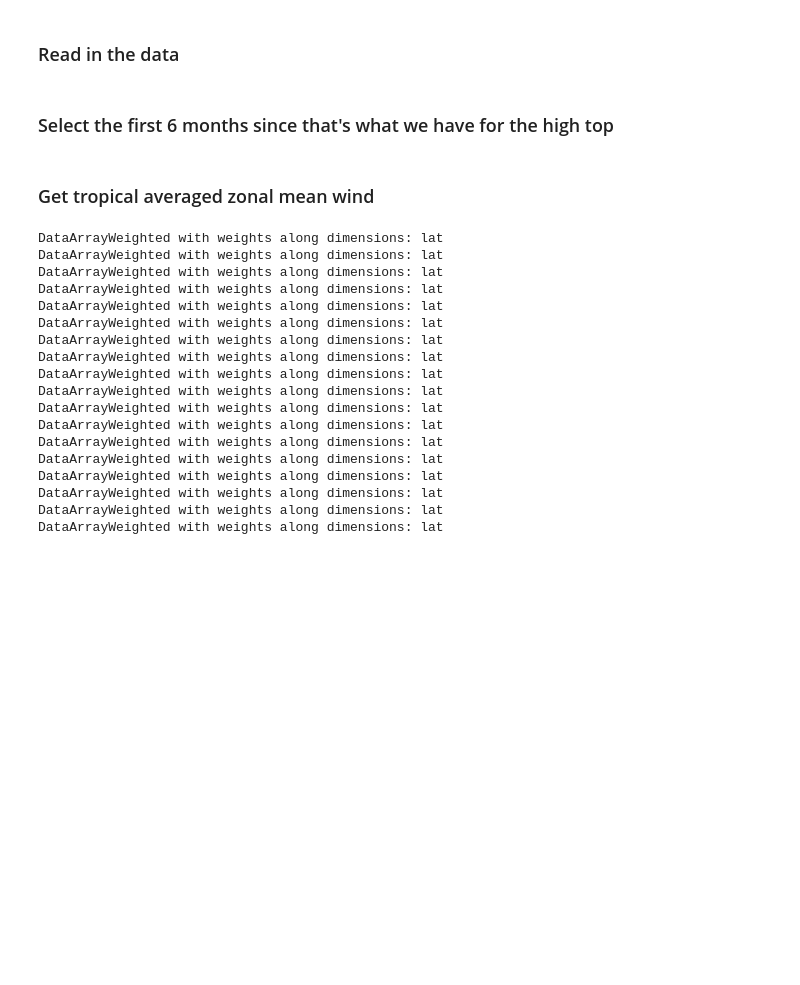
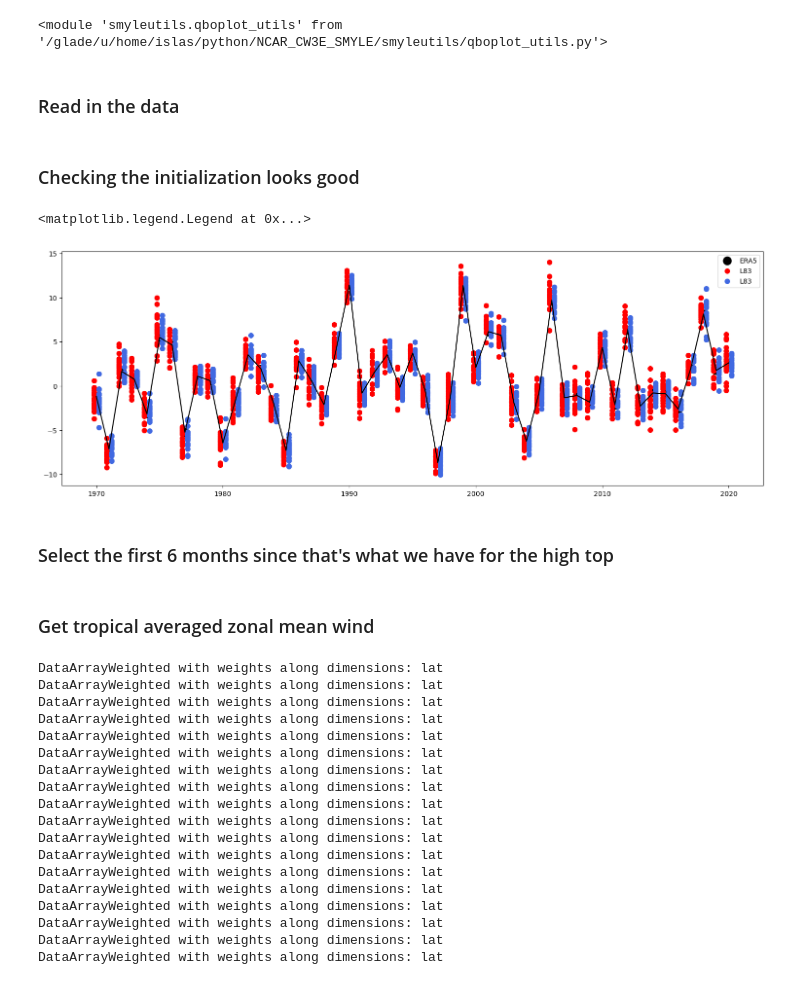
Before and after one commit to islasimpson/NCAR_CW3E_SMYLE, a Jupyter notebook: FIGURES/fig1_2.ipynb, the cells around one changed output. Drawn from its saved outputs; the diff is of its cells as text; code cells hidden in the pictures; blank space fills up the shorter version.

```diff
--- a/FIGURES/fig1_2.ipynb
+++ b/FIGURES/fig1_2.ipynb
@@ -9,4 +9,8 @@ from smyleutils import averaging_utils as avg
 from smyleutils import qboplot_utils as qbo
 from smyleutils import colorbar_utils as cbars
 from smyleutils import bootstrap_utils as boot
+import importlib
+importlib.reload(qbo)
+# %% [output]
+<module 'smyleutils.qboplot_utils' from '/glade/u/home/islas/python/NCAR_CW3E_SMYLE/smyleutils/qboplot_utils.py'>
 # %%
@@ -42,4 +46,24 @@ low_sep_tzm=xr.open_dataset(basepath+'Tzm_BSMYLE-CW3E_day_init09.nc').__xarray_d
 era5_sep_tzm=xr.open_dataset(basepath+'Tzm_ERA5_day_init09.nc').Tzm
+# %% [markdown]
+### Checking the initialization looks good
+# %%
+fig = plt.figure(figsize=(16,16))
+
+levplot=150.
+ax = fig.add_axes([0.05,0.7,0.9,0.3])
+for iyear in era5_feb_uzm.init_year:
+    ax.plot(era5_feb_uzm.init_year.sel(init_year=iyear), era5_feb_uzm.sel(level=levplot, lat=0, init_year=iyear, method='nearest').isel(time=0),
+             "o", color='black', markersize=12, label='ERA5' if iyear == era5_feb_uzm.init_year.isel(init_year=0) else '')
+    ax.plot( np.zeros([20]) + high_feb_uzm.init_year.sel(init_year=iyear).values-0.2, high_feb_uzm.sel(ilev=levplot, lat=0, init_year=iyear, method='nearest').isel(time=0),
+            "o", color='red', markersize=7, label='L83' if iyear == era5_feb_uzm.init_year.isel(init_year=0) else '')
+    ax.plot( np.zeros([20]) + low_feb_uzm.init_year.sel(init_year=iyear).values+0.2, low_feb_uzm.sel(ilev=levplot, lat=0, init_year=iyear, method='nearest').isel(time=0),
+            "o", color='royalblue', markersize=7, label='L83' if iyear == era5_feb_uzm.init_year.isel(init_year=0) else '')
+ax.plot(era5_feb_uzm.init_year, era5_feb_uzm.sel(level=levplot, lat=0, method='nearest').isel(time=0), color='black')
+
+ax.legend()
+# %% [output]
+<matplotlib.legend.Legend at 0x...>
+[figure, added]
 # %% [markdown]
 ### Select the first 6 months since that's what we have for the high top
 # %%
```
Also changed, not shown: parts of 7 cells of this notebook, 5 other files.
